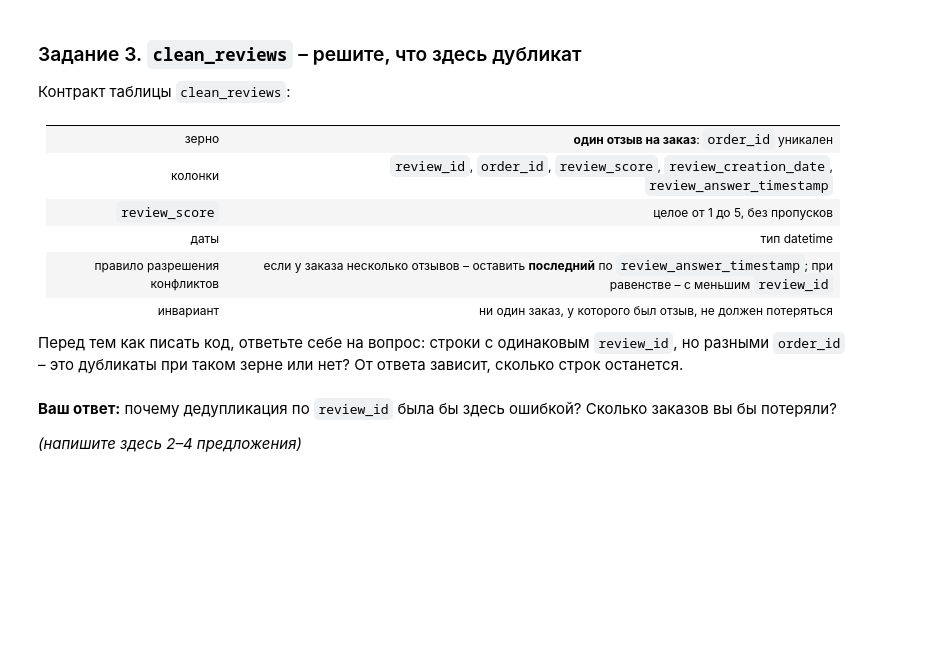
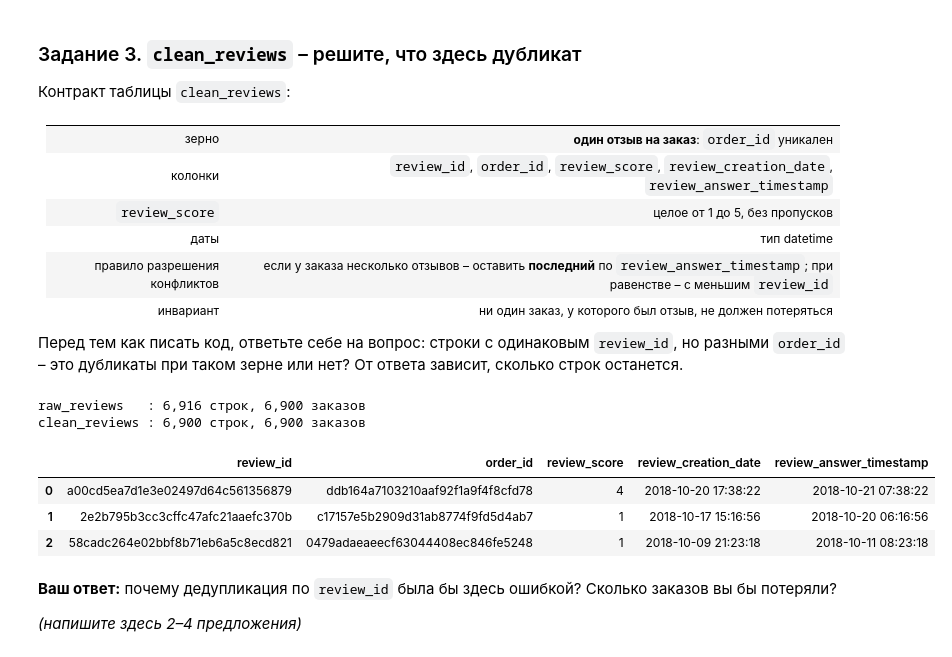
Before and after one commit to ilichppshka/AI-Data-Engineering, a Jupyter notebook: notebooks/03_etl_quality.ipynb, the cells around one changed output. Saved outputs shown, nothing was run; the diff lists cells and outputs as text; code cells hidden in the pictures; blank space fills up the shorter version.

```diff
--- a/notebooks/03_etl_quality.ipynb
+++ b/notebooks/03_etl_quality.ipynb
@@ -484,15 +636,44 @@ check_task_2(clean_payments, quarantine_payments, raw_payments)
 `review_id`, но разными `order_id` – это дубликаты при таком зерне или нет?
 От ответа зависит, сколько строк останется.
 # %%
+# TODO: приведите типы, приведите таблицу к grain «один отзыв на заказ»
+#       и не потеряйте заказы.
+#raise NotImplementedError("реализуйте build_clean_reviews")
 def build_clean_reviews(df: pd.DataFrame) -> pd.DataFrame:
-    # TODO: приведите типы, приведите таблицу к grain «один отзыв на заказ»
-    #       и не потеряйте заказы.
-    raise NotImplementedError("реализуйте build_clean_reviews")
+      columns = [
+            "review_id", "order_id", "review_score",
+            "review_creation_date", "review_answer_timestamp",
+      ]
+      out = df[columns].copy()
+      for column in ["review_creation_date", "review_answer_timestamp"]:
+            out[column] = pd.to_datetime(out[column])
+
+      clean = (
+            out.sort_values(
+                  ["review_answer_timestamp", "review_id"],
+                  ascending=[False, True],
+            )
+            .drop_duplicates(subset="order_id")
+            .reset_index(drop=True)
+      )
+
+      clean["review_score"] = clean["review_score"].astype("Int64")
+      if not clean["review_score"].between(1, 5).fillna(False).all():
+            raise ValueError("Оценка отзыва должна быть целым числом от 1 до 5")
+
+      return clean
 
 
 clean_reviews = build_clean_reviews(raw_reviews)
 print(f"raw_reviews   : {len(raw_reviews):,} строк, "
       f"{raw_reviews['order_id'].nunique():,} заказов")
 print(f"clean_reviews : {len(clean_reviews):,} строк, "
       f"{clean_reviews['order_id'].nunique():,} заказов")
 clean_reviews.head(3)
+# %% [output]
+raw_reviews   : 6,916 строк, 6,900 заказов
+clean_reviews : 6,900 строк, 6,900 заказов
+|  | review_id | order_id | review_score | review_creation_date | review_answer_timestamp |
+| 0 | a00cd5ea7d1e3e02497d64c561356879 | ddb164a7103210aaf92f1a9f4f8cfd78 | 4 | 2018-10-20 17:38:22 | 2018-10-21 07:38:22 |
+| 1 | 2e2b795b3cc3cffc47afc21aaefc370b | c17157e5b2909d31ab8774f9fd5d4ab7 | 1 | 2018-10-17 15:16:56 | 2018-10-20 06:16:56 |
+| 2 | 58cadc264e02bbf8b71eb6a5c8ecd821 | 0479adaeaeecf63044408ec846fe5248 | 1 | 2018-10-09 21:23:18 | 2018-10-11 08:23:18 |
```
Also changed, not shown: parts of 20 cells of this notebook.
